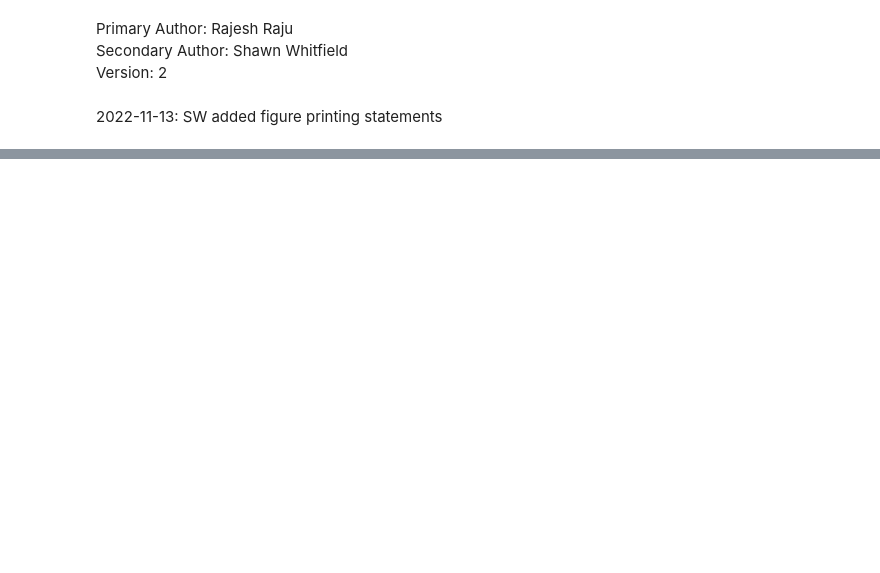
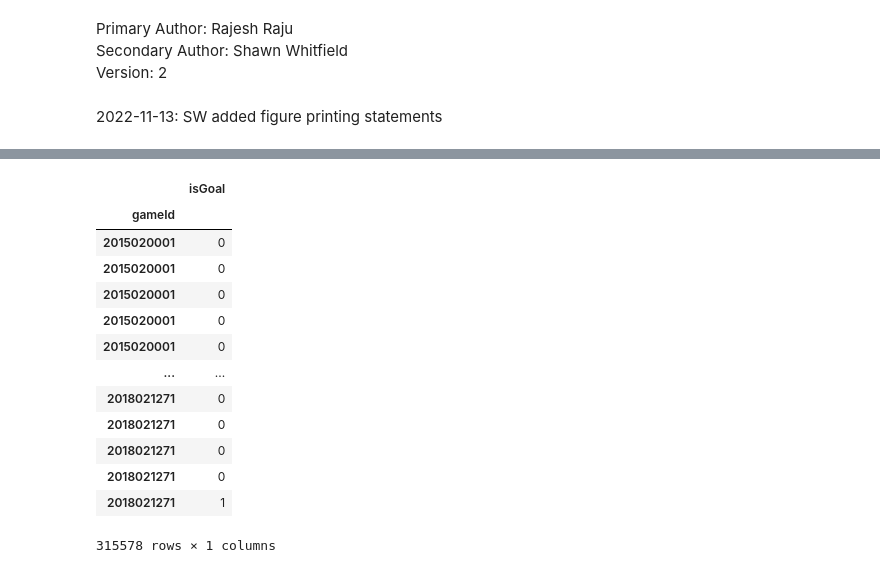
Before and after one commit to stwhitfield/hockey_prediction_project, a Jupyter notebook: 3_baseline_models/baseline_model_logreg_metric_curves.ipynb, the cells around one changed output, grey strips where cells are left out. Cells and saved outputs as stored; diff of their text form; code cells hidden in the pictures; blank space fills up the shorter version.

```diff
--- a/3_baseline_models/baseline_model_logreg_metric_curves.ipynb
+++ b/3_baseline_models/baseline_model_logreg_metric_curves.ipynb
@@ -39,3 +41,21 @@ X
+# %%
+y = data[['isGoal']]
+y
+# %% [output]
+|  | isGoal |
+| gameId |  |
+| 2015020001 | 0 |
+| 2015020001 | 0 |
+| 2015020001 | 0 |
+| 2015020001 | 0 |
+| 2015020001 | 0 |
+| ... | ... |
+| 2018021271 | 0 |
+| 2018021271 | 0 |
+| 2018021271 | 0 |
+| 2018021271 | 0 |
+| 2018021271 | 1 |
+315578 rows × 1 columns
 # %%
 def Log_reg(X, y, feature_list):
     '''
```
Also changed, not shown: parts of 5 cells of this notebook, 12 other files.
